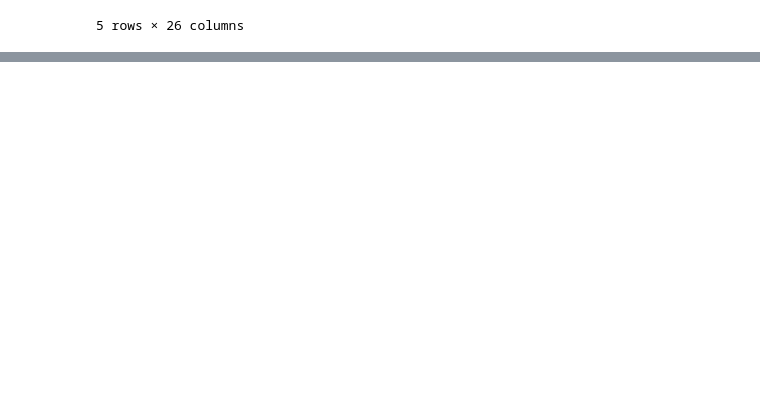
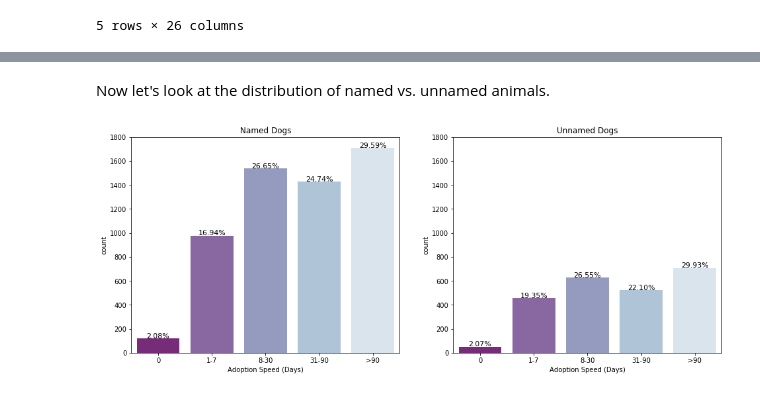
Before and after one commit to CJEJansson/Springboard_Projects, a Jupyter notebook: Capstone 1/2. Data_Storytelling/Data_Storytelling.ipynb, the cells around one changed output, grey strips where cells are left out. Cells and saved outputs as stored; diff of their text form; code cells hidden in the pictures; blank space fills up the shorter version.

```diff
--- a/Capstone 1/2. Data_Storytelling/Data_Storytelling.ipynb
+++ b/Capstone 1/2. Data_Storytelling/Data_Storytelling.ipynb
@@ -209,0 +274,35 @@ dog_data.to_csv(r'tidy_data/dog_data_WLStage.csv',index=False)
+# %% [markdown]
+Now let's look at the distribution of named vs. unnamed animals.
+# %%
+#Define data sets
+named = dogs_train[dogs_train.Name.notnull()]
+unnamed = dogs_train[dogs_train.Name.isnull()]
+
+fig, ax = plt.subplots(figsize = (16, 6))
+plt.subplot(1, 2, 1)
+c = sns.countplot(x='AdoptionSpeed', data=named, palette= 'BuPu_r')
+plt.xticks([0,1,2,3,4], adptspeed.AdoptionSpeed)
+plt.ylim([0,1800])
+plt.xlabel('Adoption Speed (Days)')
+plt.title ('Named Dogs')
+
+ax=c.axes
+for p in ax.patches:
+     ax.annotate(f"{p.get_height() * 100 / named.shape[0]:.2f}%", (p.get_x() + p.get_width() / 2., p.get_height()),
+         ha='center', va='center', fontsize=11, color='k', rotation=0, xytext=(0, 4),
+         textcoords='offset points')
+
+plt.subplot(1, 2, 2)
+c = sns.countplot(x='AdoptionSpeed', data=unnamed, palette= 'BuPu_r')
+plt.xticks([0,1,2,3,4], adptspeed.AdoptionSpeed)
+plt.xlabel('Adoption Speed (Days)')
+plt.ylim([0,1800])
+plt.title ('Unnamed Dogs')
+
+ax=c.axes
+for p in ax.patches:
+     ax.annotate(f"{p.get_height() * 100 / unnamed.shape[0]:.2f}%", (p.get_x() + p.get_width() / 2., p.get_height()),
+         ha='center', va='center', fontsize=11, color='k', rotation=0, xytext=(0, 4),
+         textcoords='offset points')
+# %% [output]
+[figure, added]
```
Also changed, not shown: parts of 49 cells of this notebook, 12 other files.
